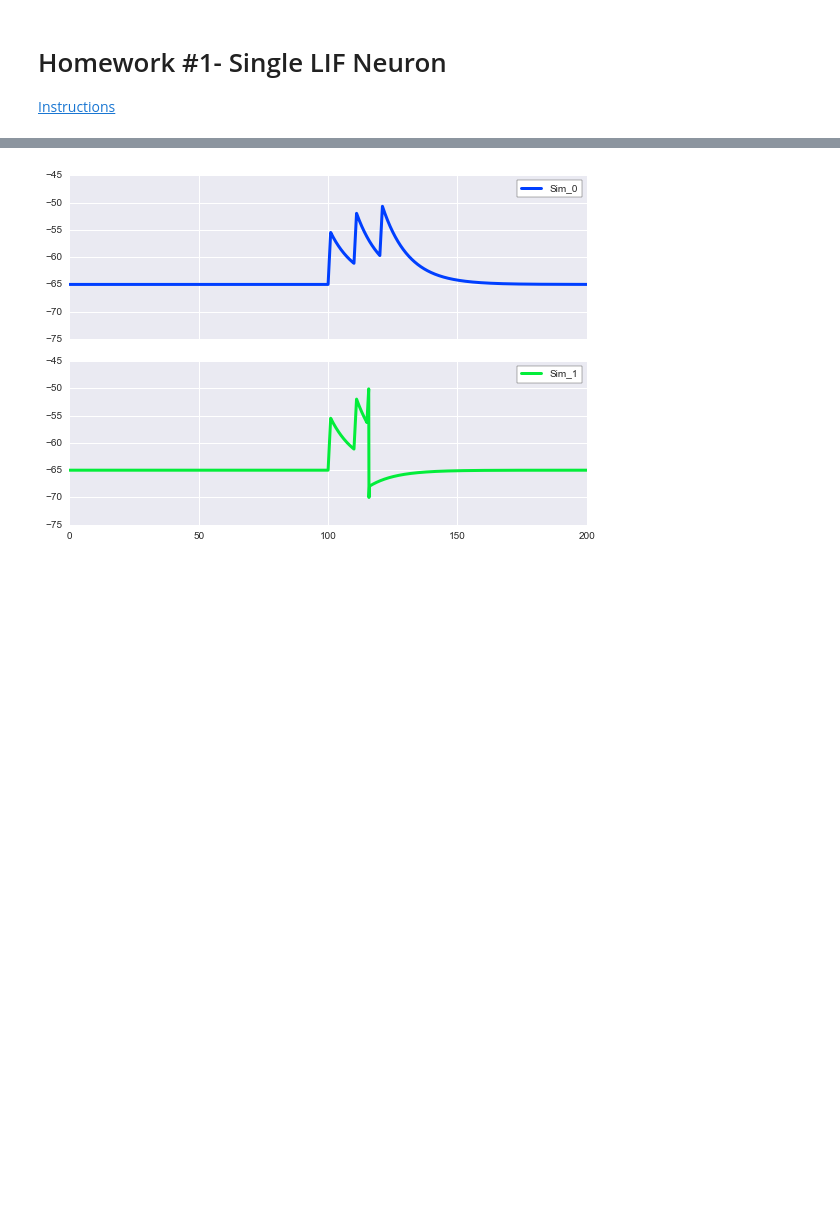
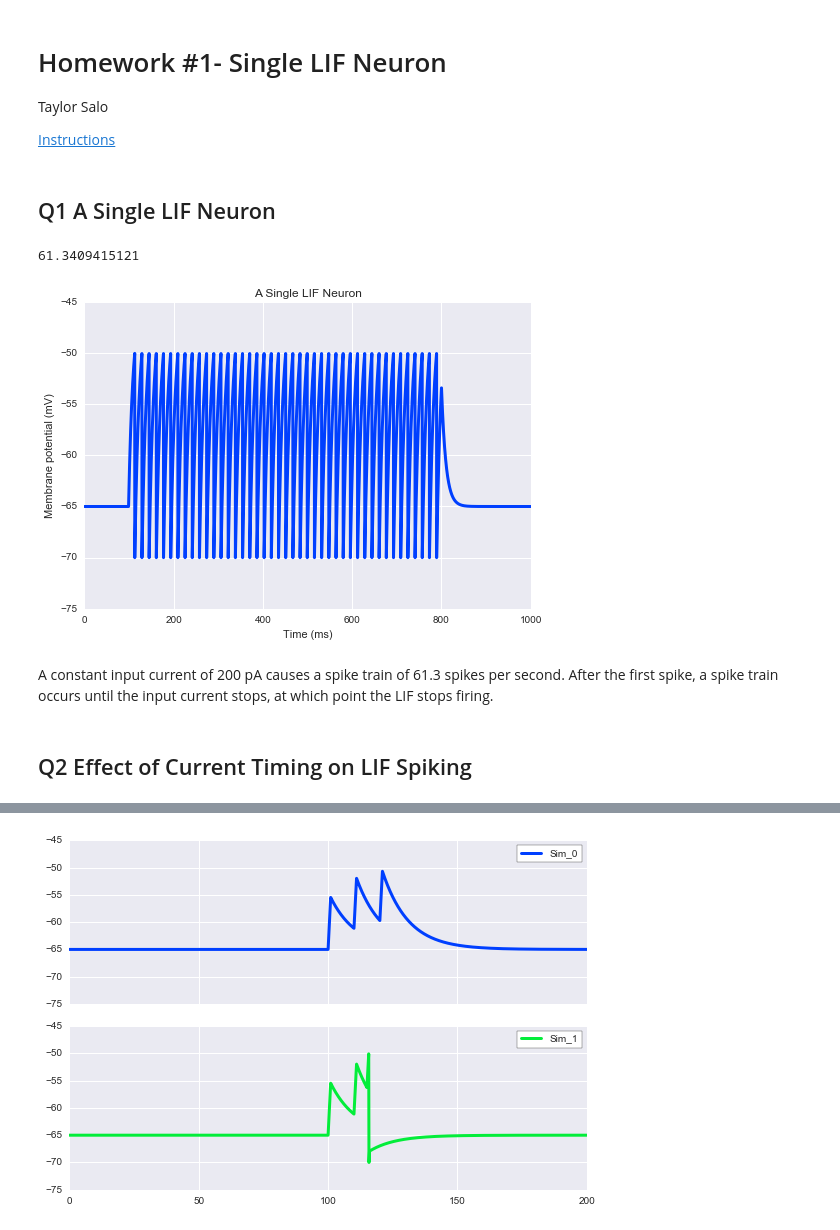
Before and after one commit to tsalo/comp-neuro, a Jupyter notebook: hw01.ipynb, the cells around one changed output, grey strips where cells are left out. Saved outputs shown, nothing was run; the diff lists cells and outputs as text; code cells hidden in the pictures; blank space fills up the shorter version.

```diff
--- a/hw01.ipynb
+++ b/hw01.ipynb
@@ -1,5 +1,7 @@
 # %% [markdown]
 # Homework #1- Single LIF Neuron
+Taylor Salo
+
 [Instructions](http://faculty.fiu.edu/~fasoto/courses/COMPNEURO/HW1-LIF.pdf)
 # %%
 %matplotlib inline
@@ -16 +16,55 @@ br.start_scope()
+# %% [markdown]
+## Q1 A Single LIF Neuron
+# %%
+# Start scope for brian2 simulation
+br.start_scope()
+
+# Define parameters of the LIF model
+R = 100 * br.Mohm  # membrane resistance
+tau = 10 * br.ms  # membrane time constant
+thr = -50 * br.mV  # spike threshold
+u_rest = -65 * br.mV  # resting potential
+u_r = -70 * br.mV  # reset potential
+
+# Define equation for the LIF model
+eqs = '''
+du/dt = ( -(u - u_rest) + R*I ) / tau : volt
+I = input_current(t) : amp
+'''
+
+# Create stimulation timeseries
+# I = 200pA, between 100 ms and 800 ms
+tmp = np.zeros((1000,))
+tmp[99:800] = 200
+
+input_current = br.TimedArray(tmp*br.pamp, dt=1*br.ms)
+
+LIF = br.NeuronGroup(N=1, model=eqs, method="linear",
+                     threshold='u>thr', reset='u=u_r')
+LIF.u = u_rest
+rec = br.StateMonitor(LIF, 'u', record=True)
+rec2 = br.SpikeMonitor(LIF, 'u', record=True)
+br.run(1*br.second)
+
+n_spikes = rec2.count[0]
+n_secs = len(range(99, 800)) / 1000
+spike_rate = n_spikes / n_secs
+print spike_rate
+# %% [output]
+61.3409415121
+# %%
+# Plot membrane potential against time for LIF neuron.
+fig, ax = plt.subplots()
+ax.plot(rec.t/br.ms, rec.u[0]*1000, label="State", lw=3.)
+ax.set_ylim((-75, -45))
+ax.set_title("A Single LIF Neuron")
+ax.set_xlabel('Time (ms)')
+ax.set_ylabel('Membrane potential (mV)')
+plt.show(fig)
+# %% [output]
+[figure, added]
+# %% [markdown]
+A constant input current of 200 pA causes a spike train of 61.3 spikes per second. After the first spike, a spike train occurs until the input current stops, at which point the LIF stops firing.
+# %% [markdown]
+## Q2 Effect of Current Timing on LIF Spiking
 # %%
```
Also changed, not shown: parts of 18 cells of this notebook, 1 other file.
